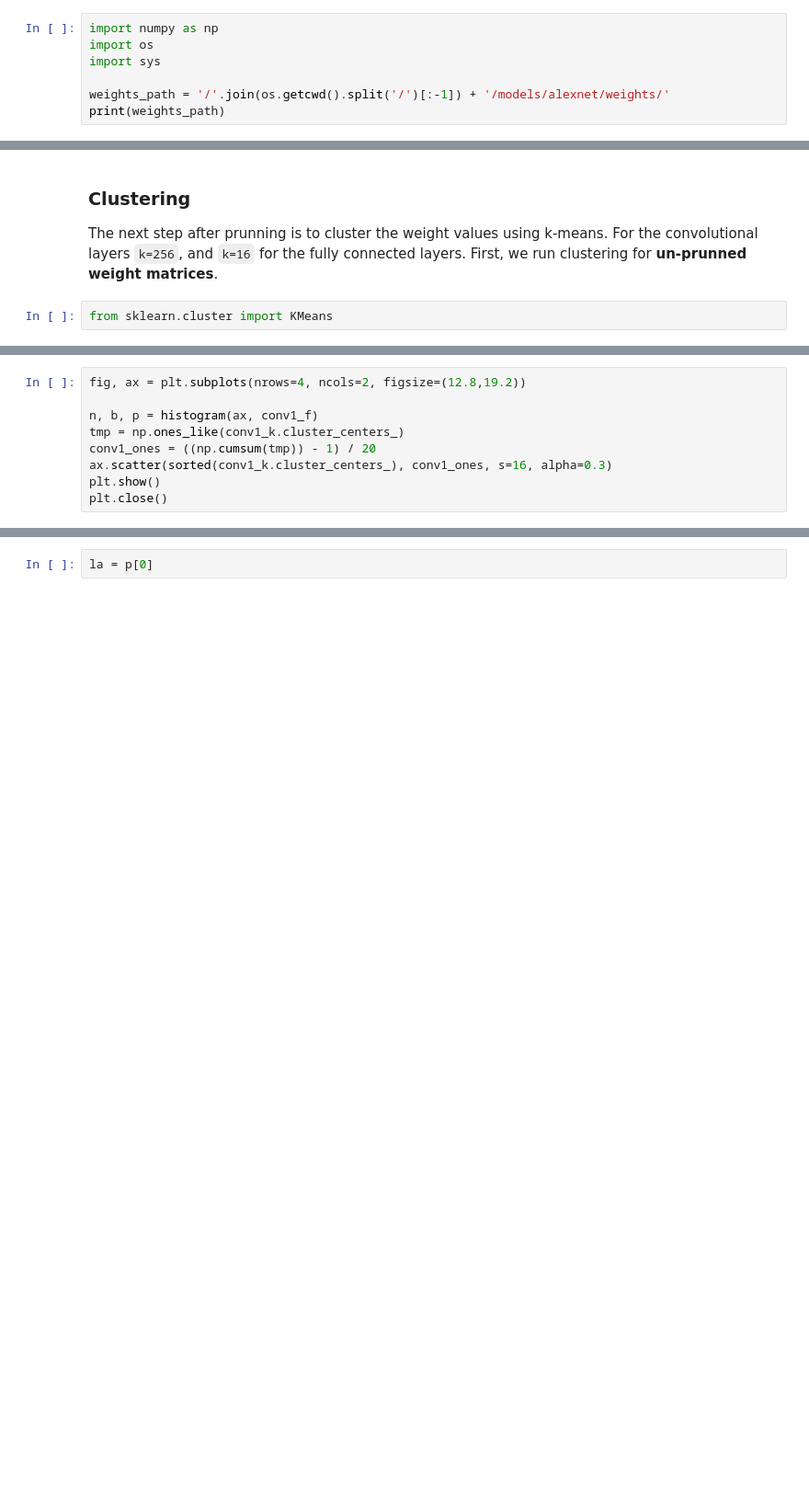
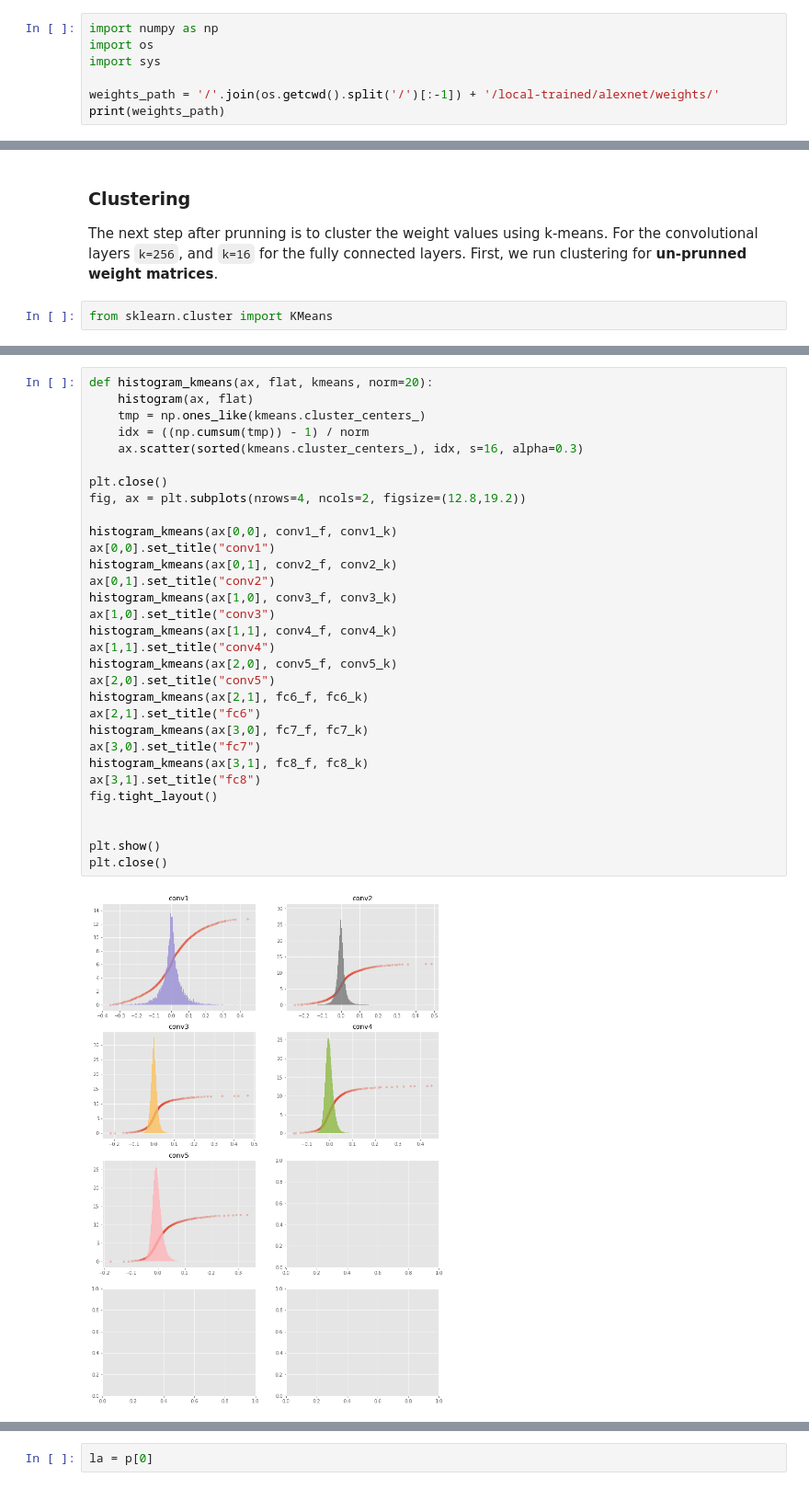
Before and after one commit to net-titech/CREST-Deep-M, a Jupyter notebook: notebooks/weight-clustering.ipynb, the cells around one changed output, grey strips where cells are left out. Shown at 92% size. Saved outputs shown, nothing was run; the diff lists cells and outputs as text; blank space fills up the shorter version.

Commit message:
kmeans clustering after update sklearn to 0.19dev

```diff
--- a/notebooks/weight-clustering.ipynb
+++ b/notebooks/weight-clustering.ipynb
@@ -21,6 +21,6 @@ import numpy as np
 import os
 import sys
 
-weights_path = '/'.join(os.getcwd().split('/')[:-1]) + '/models/alexnet/weights/'
+weights_path = '/'.join(os.getcwd().split('/')[:-1]) + '/local-trained/alexnet/weights/'
 print(weights_path)
 # %% [output]
@@ -220,9 +231,33 @@ IndexError: index 307200 is out of bounds for axis 0 with size 307200
-# %%
-fig, ax = plt.subplots(nrows=4, ncols=2, figsize=(12.8,19.2))
-
-n, b, p = histogram(ax, conv1_f)
-tmp = np.ones_like(conv1_k.cluster_centers_)
-conv1_ones = ((np.cumsum(tmp)) - 1) / 20
-ax.scatter(sorted(conv1_k.cluster_centers_), conv1_ones, s=16, alpha=0.3)
-plt.show()
-plt.close()
+# %%
+def histogram_kmeans(ax, flat, kmeans, norm=20):
+    histogram(ax, flat)
+    tmp = np.ones_like(kmeans.cluster_centers_)
+    idx = ((np.cumsum(tmp)) - 1) / norm
+    ax.scatter(sorted(kmeans.cluster_centers_), idx, s=16, alpha=0.3)
+
+plt.close()
+fig, ax = plt.subplots(nrows=4, ncols=2, figsize=(12.8,19.2))
+
+histogram_kmeans(ax[0,0], conv1_f, conv1_k)
+ax[0,0].set_title("conv1")
+histogram_kmeans(ax[0,1], conv2_f, conv2_k)
+ax[0,1].set_title("conv2")
+histogram_kmeans(ax[1,0], conv3_f, conv3_k)
+ax[1,0].set_title("conv3")
+histogram_kmeans(ax[1,1], conv4_f, conv4_k)
+ax[1,1].set_title("conv4")
+histogram_kmeans(ax[2,0], conv5_f, conv5_k)
+ax[2,0].set_title("conv5")
+histogram_kmeans(ax[2,1], fc6_f, fc6_k)
+ax[2,1].set_title("fc6")
+histogram_kmeans(ax[3,0], fc7_f, fc7_k)
+ax[3,0].set_title("fc7")
+histogram_kmeans(ax[3,1], fc8_f, fc8_k)
+ax[3,1].set_title("fc8")
+fig.tight_layout()
+
+
+plt.show()
+plt.close()
+# %% [output]
+[figure, added]
```
Also changed, not shown: parts of 9 cells of this notebook.
